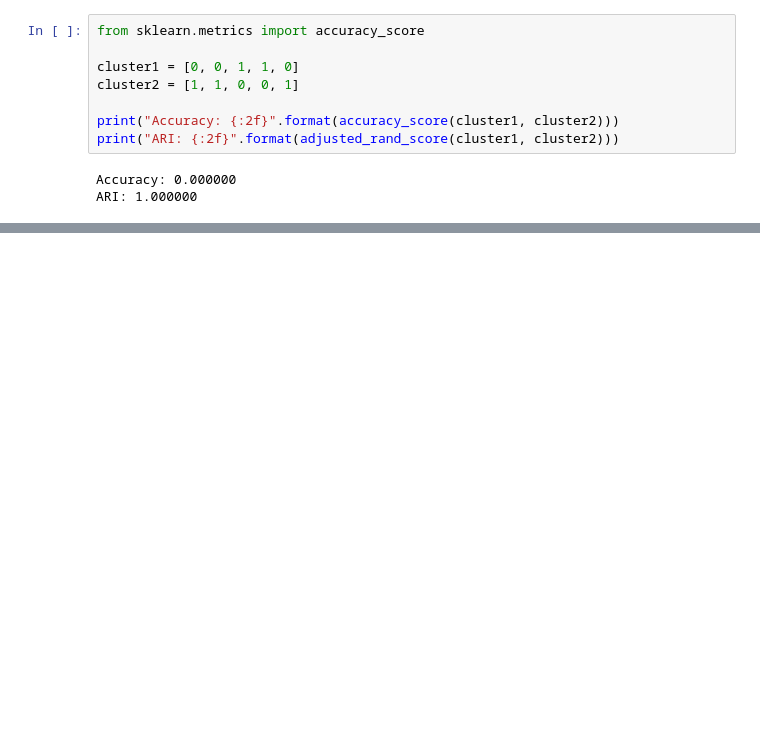
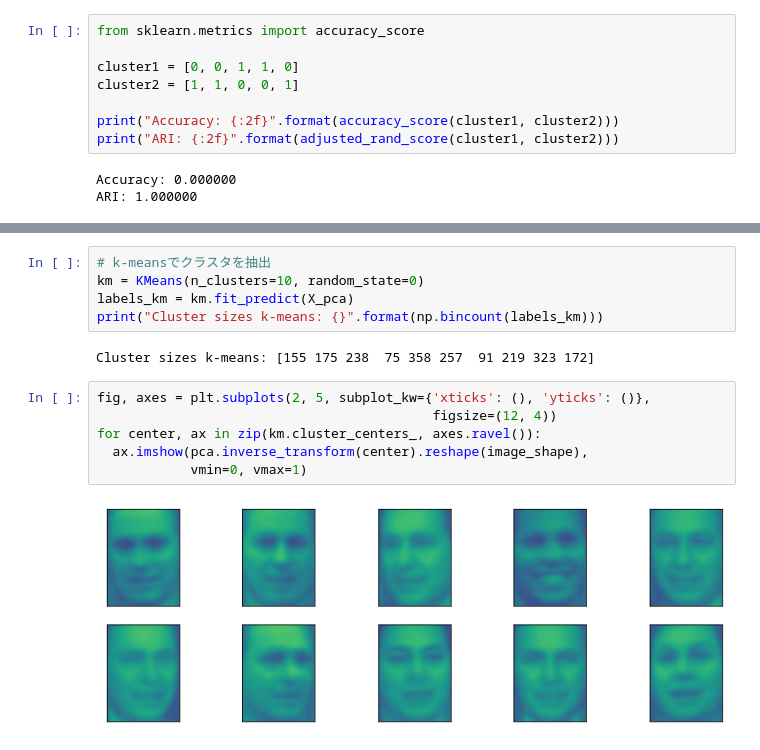
Before and after one commit to kairi812/Machine-Learning-Beginners, a Jupyter notebook: clustering_evaluate.ipynb, the cells around one changed output, grey strips where cells are left out. Drawn from its saved outputs; the diff is of its cells as text; blank space fills up the shorter version.

```diff
--- a/clustering_evaluate.ipynb
+++ b/clustering_evaluate.ipynb
@@ -96,0 +194,15 @@ for ax, algorithm in zip(axes[1:], algorithms):
+# %%
+# k-meansでクラスタを抽出
+km = KMeans(n_clusters=10, random_state=0)
+labels_km = km.fit_predict(X_pca)
+print("Cluster sizes k-means: {}".format(np.bincount(labels_km)))
+# %% [output]
+Cluster sizes k-means: [155 175 238  75 358 257  91 219 323 172]
+# %%
+fig, axes = plt.subplots(2, 5, subplot_kw={'xticks': (), 'yticks': ()},
+                                           figsize=(12, 4))
+for center, ax in zip(km.cluster_centers_, axes.ravel()):
+  ax.imshow(pca.inverse_transform(center).reshape(image_shape),
+            vmin=0, vmax=1)
+# %% [output]
+[figure, added]
```
Also changed, not shown: parts of 16 cells of this notebook.
